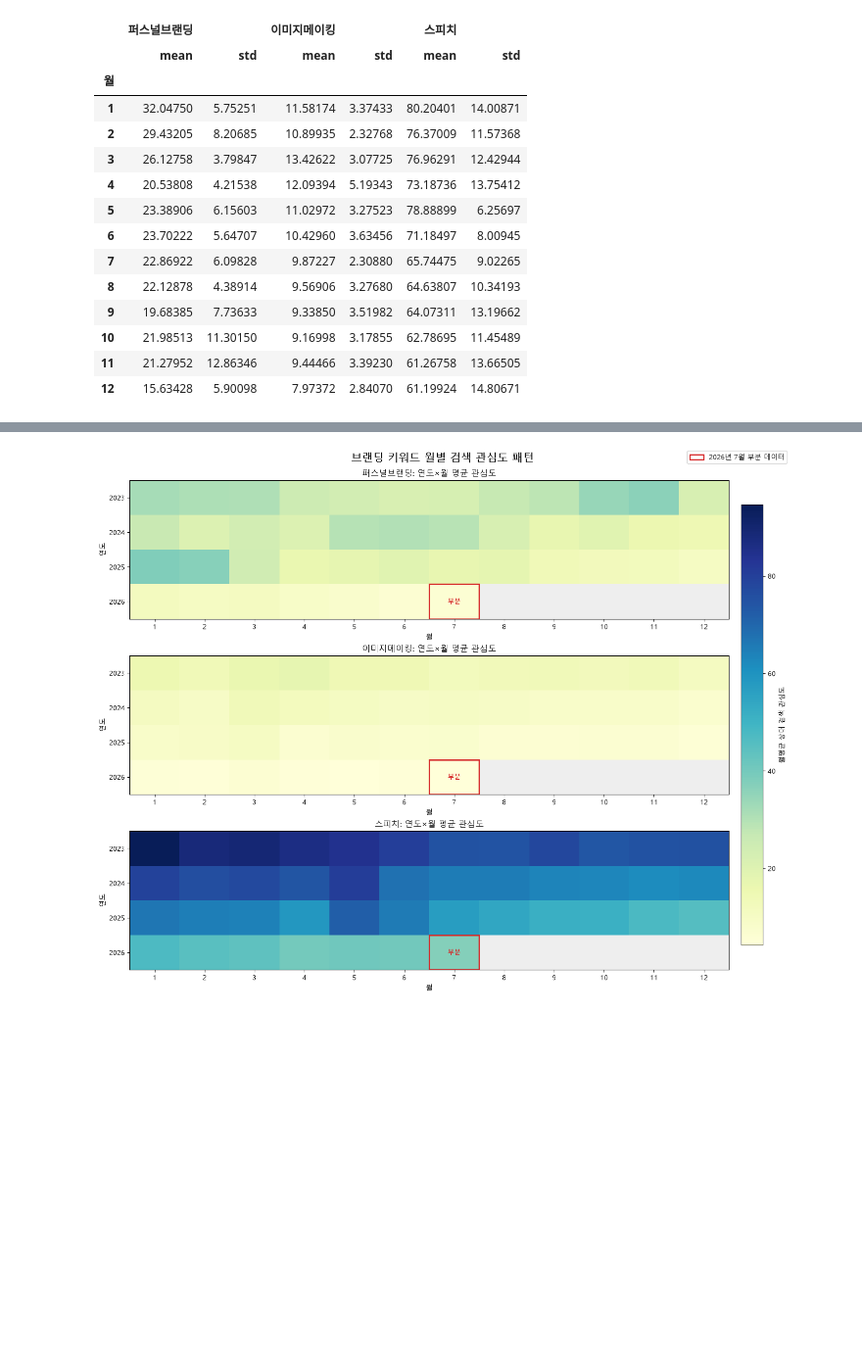
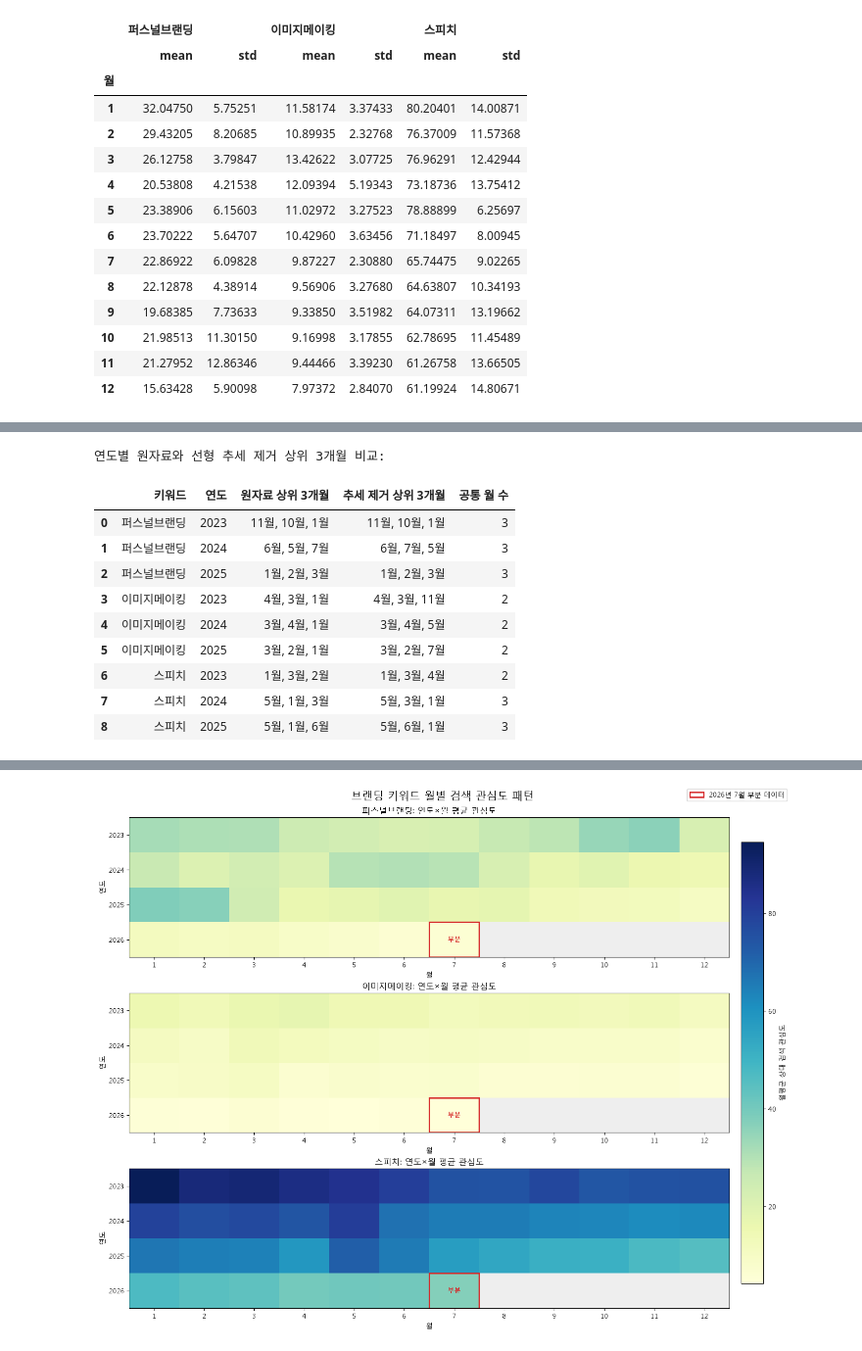
Before and after one commit to coolgirl2046/branding-trend-analysis, a Jupyter notebook: analysis.ipynb, the cells around one changed output, grey strips where cells are left out. Shown at 98% size. Drawn from its saved outputs; the diff is of its cells as text; code cells hidden in the pictures; blank space fills up the shorter version.

Commit message:
Refine trend interpretation and dashboard evidence

```diff
--- a/analysis.ipynb
+++ b/analysis.ipynb
@@ -499,0 +523,69 @@ display(calendar_month_profile)
+# %%
+detrend_source = df[df["날짜"].between("2023-01-01", "2025-12-31")].copy().reset_index(drop=True)
+assert len(detrend_source) == 157
+assert detrend_source["날짜"].min() == pd.Timestamp("2023-01-02")
+assert detrend_source["날짜"].max() == pd.Timestamp("2025-12-29")
+detrend_source["연도"] = detrend_source["날짜"].dt.year
+detrend_source["월"] = detrend_source["날짜"].dt.month
+week_index = np.arange(len(detrend_source), dtype=float)
+
+trend_fit_records = []
+for keyword in keywords:
+    slope, intercept = np.polyfit(week_index, detrend_source[keyword], deg=1)
+    fitted_trend = intercept + slope * week_index
+    detrend_source[f"{keyword}_선형추세제거"] = detrend_source[keyword] - fitted_trend
+    trend_fit_records.append({
+        "키워드": keyword,
+        "절편": intercept,
+        "주당 기울기": slope,
+        "157주 적합선 변화": slope * (len(detrend_source) - 1),
+    })
+
+linear_trend_summary = pd.DataFrame(trend_fit_records).set_index("키워드")
+detrended_columns = [f"{keyword}_선형추세제거" for keyword in keywords]
+detrended_monthly = detrend_source.groupby(["연도", "월"], as_index=False)[detrended_columns].mean()
+
+detrended_top_records = []
+top3_comparison_records = []
+for keyword in keywords:
+    detrended_column = f"{keyword}_선형추세제거"
+    for year in [2023, 2024, 2025]:
+        raw_group = full_year_monthly[full_year_monthly["연도"] == year].nlargest(3, keyword)
+        detrended_group = detrended_monthly[detrended_monthly["연도"] == year].nlargest(3, detrended_column)
+        raw_months = raw_group["월"].astype(int).tolist()
+        detrended_months = detrended_group["월"].astype(int).tolist()
+        top3_comparison_records.append({
+            "키워드": keyword, "연도": year,
+            "원자료 상위 3개월": ", ".join(f"{month}월" for month in raw_months),
+            "추세 제거 상위 3개월": ", ".join(f"{month}월" for month in detrended_months),
+            "공통 월 수": len(set(raw_months) & set(detrended_months)),
+        })
+        for rank, (_, row) in enumerate(detrended_group.iterrows(), start=1):
+            detrended_top_records.append({
+                "키워드": keyword, "연도": year, "월": int(row["월"]),
+                "연도 내 순위": rank, "월평균 추세 제거 값": row[detrended_column],
+            })
+
+top3_month_comparison = pd.DataFrame(top3_comparison_records)
+detrended_top_months_by_year = pd.DataFrame(detrended_top_records)
+detrended_repeat_counts = (
+    detrended_top_months_by_year.groupby(["키워드", "월"]).size()
+    .rename("추세 제거 상위3개월 포함 연도 수").reset_index()
+)
+raw_repeat_counts = repeat_counts.rename(columns={"상위3개월 포함 연도 수": "원자료 상위3개월 포함 연도 수"})
+monthly_candidate_comparison = raw_repeat_counts.merge(
+    detrended_repeat_counts, on=["키워드", "월"], how="outer"
+).fillna(0)
+count_columns = ["원자료 상위3개월 포함 연도 수", "추세 제거 상위3개월 포함 연도 수"]
+monthly_candidate_comparison[count_columns] = monthly_candidate_comparison[count_columns].astype(int)
+monthly_candidate_comparison = monthly_candidate_comparison[
+    monthly_candidate_comparison[count_columns].ge(2).any(axis=1)
+].sort_values(["키워드", "월"]).reset_index(drop=True)
+
+print("선형 추세 적합 결과(2023-01-02~2025-12-29, 157주):")
+display(linear_trend_summary)
+print("연도별 원자료와 선형 추세 제거 상위 3개월 비교:")
+display(top3_month_comparison)
+print("2개 이상 연도에서 반복된 월의 원자료·추세 제거 비교:")
+display(monthly_candidate_comparison)
+# %% [output]
@@ -499,0 +598,11 @@ display(calendar_month_profile)
+연도별 원자료와 선형 추세 제거 상위 3개월 비교:
+|  | 키워드 | 연도 | 원자료 상위 3개월 | 추세 제거 상위 3개월 | 공통 월 수 |
+| 0 | 퍼스널브랜딩 | 2023 | 11월, 10월, 1월 | 11월, 10월, 1월 | 3 |
+| 1 | 퍼스널브랜딩 | 2024 | 6월, 5월, 7월 | 6월, 7월, 5월 | 3 |
+| 2 | 퍼스널브랜딩 | 2025 | 1월, 2월, 3월 | 1월, 2월, 3월 | 3 |
+| 3 | 이미지메이킹 | 2023 | 4월, 3월, 1월 | 4월, 3월, 11월 | 2 |
+| 4 | 이미지메이킹 | 2024 | 3월, 4월, 1월 | 3월, 4월, 5월 | 2 |
+| 5 | 이미지메이킹 | 2025 | 3월, 2월, 1월 | 3월, 2월, 7월 | 2 |
+| 6 | 스피치 | 2023 | 1월, 3월, 2월 | 1월, 3월, 4월 | 2 |
+| 7 | 스피치 | 2024 | 5월, 1월, 3월 | 5월, 3월, 1월 | 3 |
+| 8 | 스피치 | 2025 | 5월, 1월, 6월 | 5월, 6월, 1월 | 3 |
```
Also changed, not shown: parts of 7 cells of this notebook, 3 other files.
